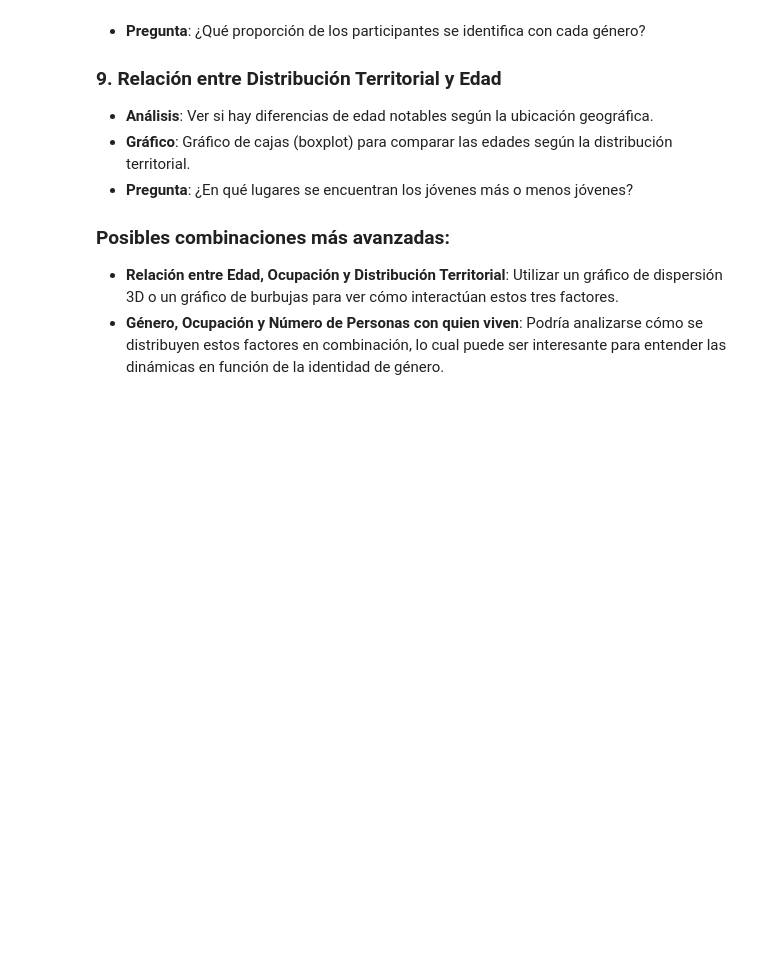
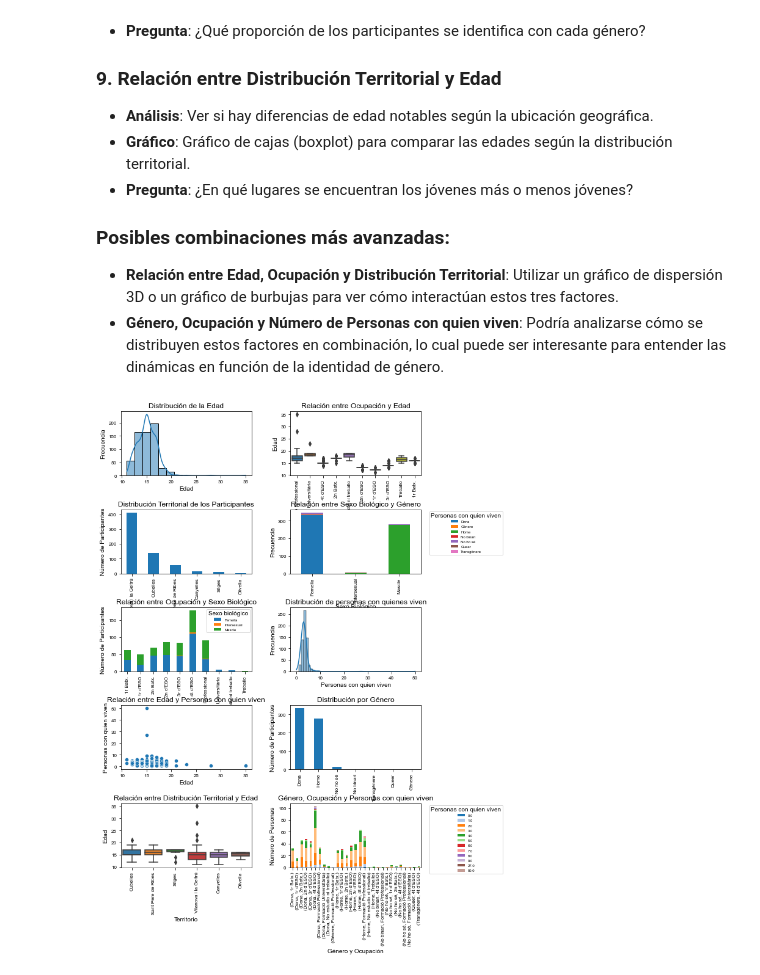
Before and after one commit to sebasto7/SEJ, a Jupyter notebook: SEJ-analisis.ipynb, the cells around one changed output. Cells and saved outputs as stored; diff of their text form; code cells hidden in the pictures; blank space fills up the shorter version.

```diff
--- a/SEJ-analisis.ipynb
+++ b/SEJ-analisis.ipynb
@@ -8,4 +10,13 @@ import pandas as pd
 import os
+# %%
+# Definiendo las configuraciones globales de fuente
+plt.rcParams['font.family'] = 'Arial'      # Tipo de letra global (Arial)
+plt.rcParams['axes.titlesize'] = 12        # Tamaño de los títulos (12)
+plt.rcParams['axes.labelsize'] = 10        # Tamaño de las etiquetas de los ejes (10)
+plt.rcParams['xtick.labelsize'] = 8        # Tamaño de las etiquetas de las marcas (ticks) en eje X (8)
+plt.rcParams['ytick.labelsize'] = 8        # Tamaño de las etiquetas de las marcas (ticks) en eje Y (8)
+plt.rcParams['legend.fontsize'] = 6        # Tamaño del texto de las leyendas (6)
+plt.rcParams['figure.titlesize'] = 12      # Tamaño del título de la figura (opcional si lo usas)
 # %%
 # Definiendo directorios
 mainFolder = r'D:\Sebastian\Education\SEJ'
@@ -79,3 +91,91 @@ Basado en los datos del dataframe **SEJ_demografics**, que incluye información
 ### Posibles combinaciones más avanzadas:
    - **Relación entre Edad, Ocupación y Distribución Territorial**: Utilizar un gráfico de dispersión 3D o un gráfico de burbujas para ver cómo interactúan estos tres factores.
    - **Género, Ocupación y Número de Personas con quien viven**: Podría analizarse cómo se distribuyen estos factores en combinación, lo cual puede ser interesante para entender las dinámicas en función de la identidad de género.
+# %%
+import pandas as pd
+import matplotlib.pyplot as plt
+import seaborn as sns
+
+# Cargar el DataFrame (debes cargar tu DataFrame SEJ_demografics aquí)
+# SEJ_demografics = pd.read_csv('path_to_your_file.csv')
+
+# Crear figura y subplots con el tamaño de A4 (DINA4)
+fig, axs = plt.subplots(5, 2, figsize=(8.27, 11.69))  # 5 filas, 2 columnas (10 gráficos)
+fig.tight_layout(pad=4.0)  # Ajustar espacio entre subplots
+
+# Gráfico 1: Distribución de la Edad
+sns.histplot(SEJ_demografics['EDAT'], kde=True, bins=15, ax=axs[0, 0])
+axs[0, 0].set_title('Distribución de la Edad')
+axs[0, 0].set_xlabel('Edad')
+axs[0, 0].set_ylabel('Frecuencia')
+
+# Gráfico 2: Relación entre Ocupación y Edad
+sns.boxplot(x='OCUPACIÓ', y='EDAT', data=SEJ_demografics, ax=axs[0, 1])
+axs[0, 1].set_title('Relación entre Ocupación y Edad')
+axs[0, 1].set_xlabel('Ocupación')
+axs[0, 1].set_ylabel('Edad')
+axs[0, 1].tick_params(axis='x', rotation=90)
+
+# Gráfico 3: Distribución Territorial
+SEJ_demografics['Distribución Territorial'].value_counts().plot(kind='bar', ax=axs[1, 0])
+axs[1, 0].set_title('Distribución Territorial de los Participantes')
+axs[1, 0].set_xlabel('Territorio')
+axs[1, 0].set_ylabel('Número de Participantes')
+axs[1, 0].tick_params(axis='x', rotation=90)
+
+# Gráfico 4: Relación entre Sexo Biológico y Género
+pd.crosstab(SEJ_demografics['Sexo biológico'], SEJ_demografics['Género']).plot(kind='bar', stacked=True, ax=axs[1, 1])
+axs[1, 1].set_title('Relación entre Sexo Biológico y Género')
+axs[1, 1].set_xlabel('Sexo Biológico')
+axs[1, 1].set_ylabel('Frecuencia')
+axs[1, 1].legend(title="Personas con quien viven", bbox_to_anchor=(1.05, 1), loc='upper left')
+
+# Gráfico 5: Relación entre Sexo Biológico y Ocupación
+pd.crosstab(SEJ_demografics['OCUPACIÓ'], SEJ_demografics['Sexo biológico']).plot(kind='bar', stacked=True, ax=axs[2, 0])
+axs[2, 0].set_title('Relación entre Ocupación y Sexo Biológico')
+axs[2, 0].set_xlabel('Ocupación')
+axs[2, 0].set_ylabel('Número de Participantes')
+axs[2, 0].tick_params(axis='x', rotation=90)
+
+# Gráfico 6: Distribución del número de personas con quien viven
+sns.histplot(SEJ_demografics['Personas con quien viven'], binwidth=1, kde=True, ax=axs[2, 1])
+axs[2, 1].set_title('Distribución de personas con quienes viven')
+axs[2, 1].set_xlabel('Personas con quien viven')
+axs[2, 1].set_ylabel('Frecuencia')
+
+# Gráfico 7: Relación entre Edad y Personas con quien viven
+sns.scatterplot(x='EDAT', y='Personas con quien viven', data=SEJ_demografics, ax=axs[3, 0])
+axs[3, 0].set_title('Relación entre Edad y Personas con quien viven')
+axs[3, 0].set_xlabel('Edad')
+axs[3, 0].set_ylabel('Personas con quien viven')
+
+# Gráfico 8: Distribución por Género
+SEJ_demografics['Género'].value_counts().plot(kind='bar', ax=axs[3, 1])
+axs[3, 1].set_title('Distribución por Género')
+axs[3, 1].set_xlabel('Género')
+axs[3, 1].set_ylabel('Número de Participantes')
+axs[3, 1].tick_params(axis='x', rotation=90)
+
+# Gráfico 9: Relación entre Distribución Territorial y Edad
+sns.boxplot(x='Distribución Territorial', y='EDAT', data=SEJ_demografics, ax=axs[4, 0])
+axs[4, 0].set_title('Relación entre Distribución Territorial y Edad')
+axs[4, 0].set_xlabel('Territorio')
+axs[4, 0].set_ylabel('Edad')
+axs[4, 0].tick_params(axis='x', rotation=90)
+
+# Gráfico 10: Relación entre Género, Ocupación y Personas con quien viven
+colors = plt.get_cmap('tab20')
+pd.crosstab([SEJ_demografics['Género'], SEJ_demografics['OCUPACIÓ']], SEJ_demografics['Personas con quien viven']).plot(
+    kind='bar', stacked=True, color=[colors(i) for i in range(20)], ax=axs[4, 1])
+axs[4, 1].set_title('Género, Ocupación y Personas con quien viven')
+axs[4, 1].set_xlabel('Género y Ocupación')
+axs[4, 1].set_ylabel('Número de Personas')
+axs[4, 1].tick_params(axis='x', rotation=90)
+# Ajustar la leyenda fuera del gráfico
+axs[4, 1].legend(title="Personas con quien viven", bbox_to_anchor=(1.05, 1), loc='upper left')
+
+# Guardar como PDF en tamaño A4
+plt.savefig(f'{savePath}/analisis_demograficos_A4.pdf', format='pdf', bbox_inches='tight')
+plt.show()
+# %% [output]
+[figure, added]
```
Also changed, not shown: parts of 13 cells of this notebook.
